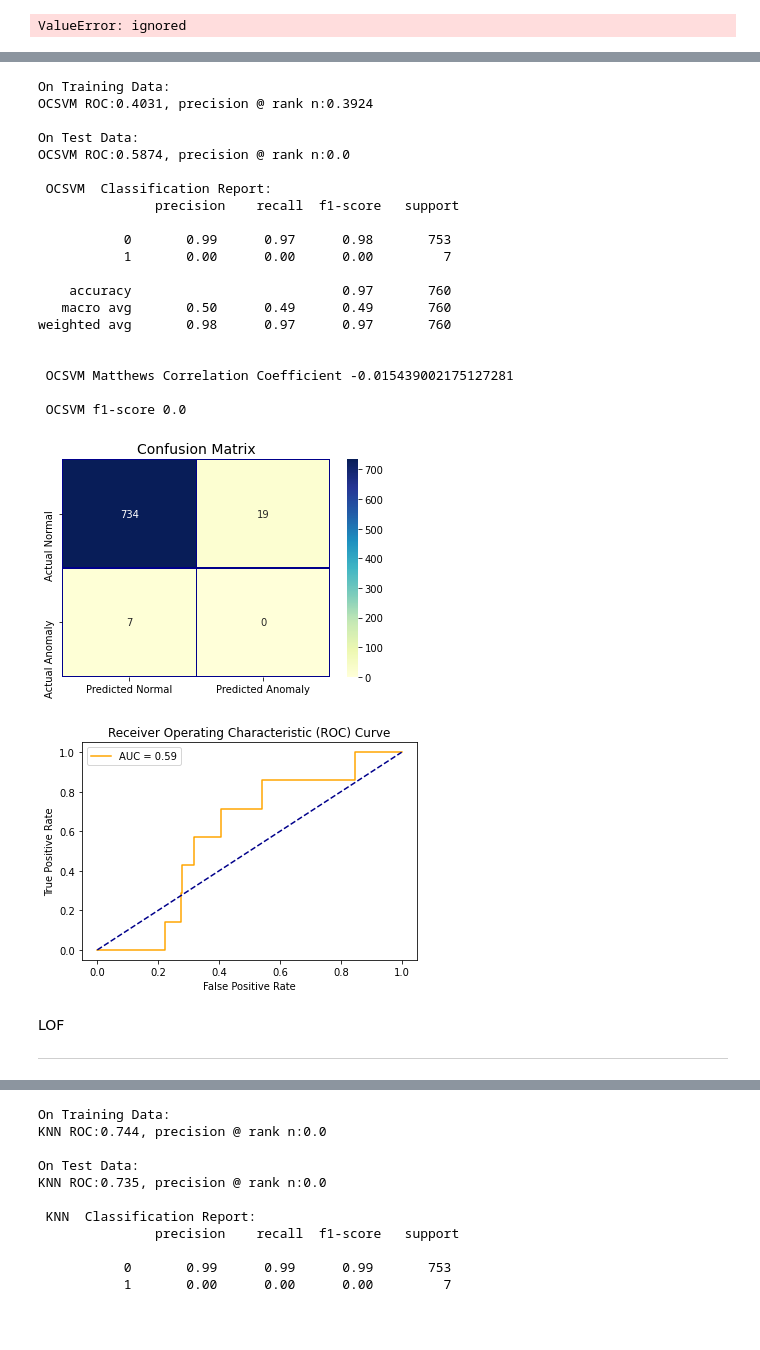
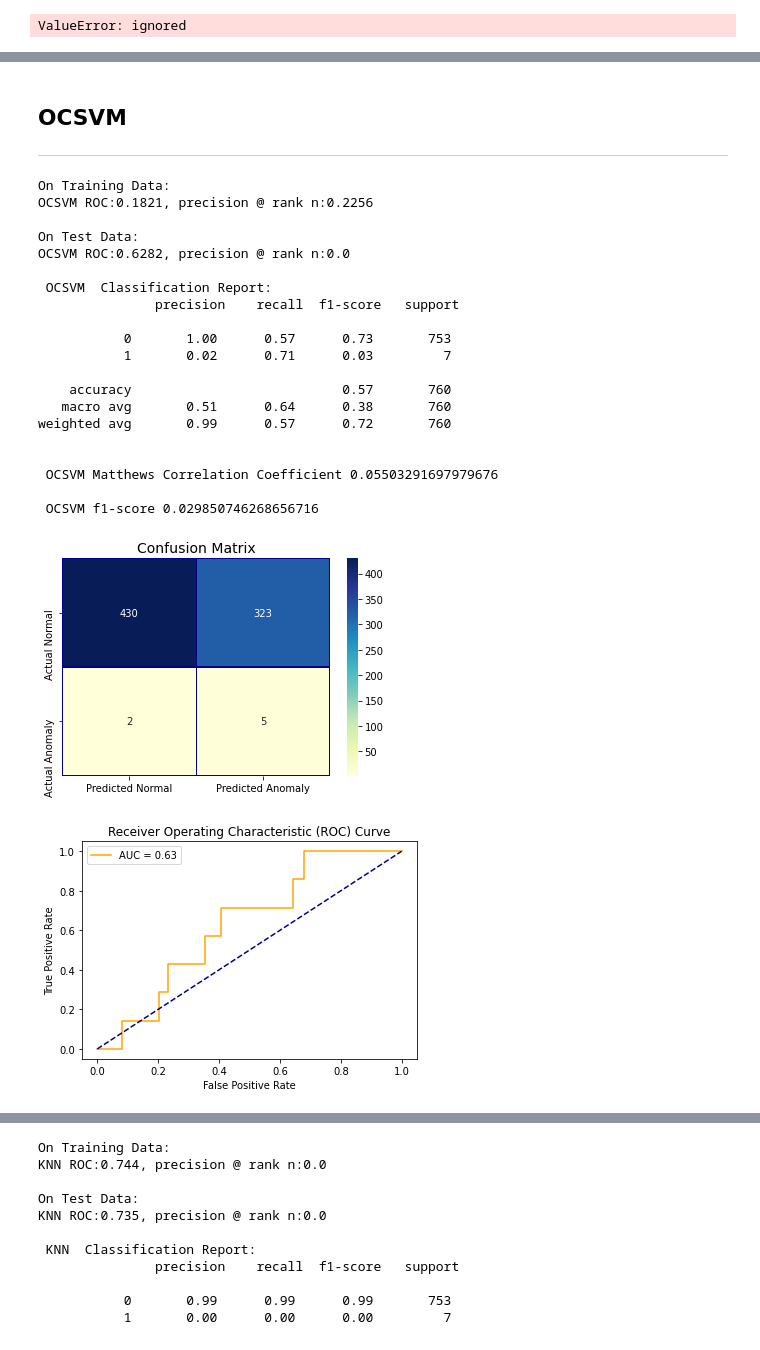
Before and after one commit to J-DR1/MastersThesis, a Jupyter notebook: Benchmark_spambase.ipynb, the cells around one changed output, grey strips where cells are left out. Cells and saved outputs as stored; diff of their text form; code cells hidden in the pictures.

```diff
--- a/Benchmark_spambase.ipynb
+++ b/Benchmark_spambase.ipynb
@@ -522,30 +625,30 @@ OCSVM
+# %% [markdown]
+## OCSVM
+
+---
 # %%
-get_prediction(OCSVM(gamma = 'scale', contamination= 0.01, kernel = 'rbf'),
+get_prediction(OCSVM(gamma = 0.3, contamination= 0.01, kernel = 'rbf'),
                train_X_resampled, test_X, train_y_resampled, test_y, 'OCSVM')
 # %% [output]
 On Training Data:
-OCSVM ROC:0.4031, precision @ rank n:0.3924
+OCSVM ROC:0.1821, precision @ rank n:0.2256
 
 On Test Data:
-OCSVM ROC:0.5874, precision @ rank n:0.0
+OCSVM ROC:0.6282, precision @ rank n:0.0
 
  OCSVM  Classification Report:
                precision    recall  f1-score   support
 
-           0       0.99      0.97      0.98       753
-           1       0.00      0.00      0.00         7
+           0       1.00      0.57      0.73       753
+           1       0.02      0.71      0.03         7
 
-    accuracy                           0.97       760
-   macro avg       0.50      0.49      0.49       760
-weighted avg       0.98      0.97      0.97       760
+    accuracy                           0.57       760
+   macro avg       0.51      0.64      0.38       760
+weighted avg       0.99      0.57      0.72       760
 
 
- OCSVM Matthews Correlation Coefficient -0.015439002175127281
+ OCSVM Matthews Correlation Coefficient 0.05503291697979676
 
- OCSVM f1-score 0.0
+ OCSVM f1-score 0.029850746268656716
-[figure, old version]
+[figure, new version]
-[figure, old version]
+[figure, new version]
-# %% [markdown]
-LOF
-
----
```
Also changed, not shown: parts of 47 cells of this notebook.
